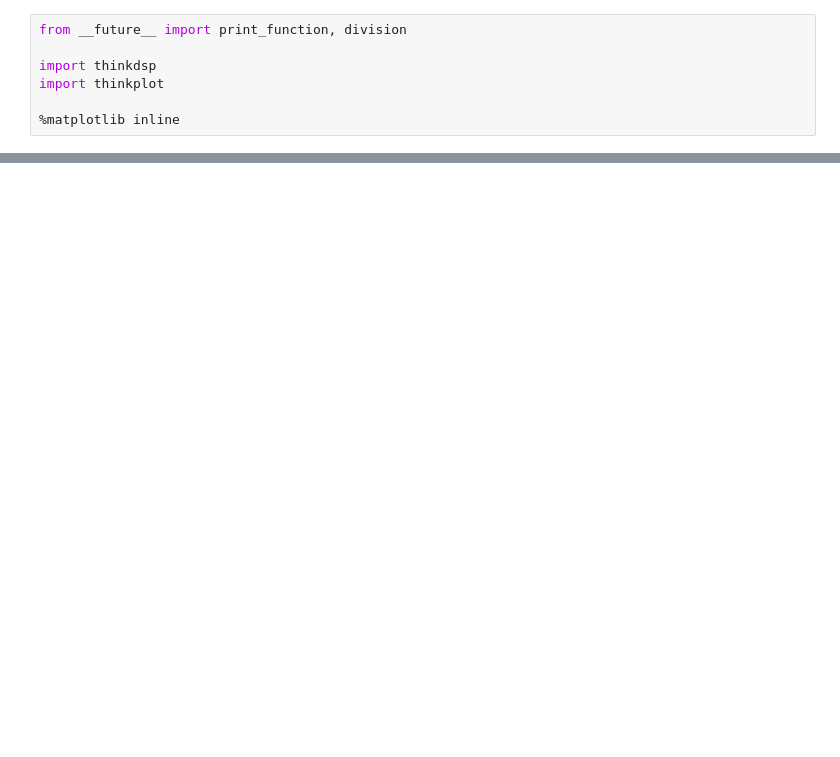
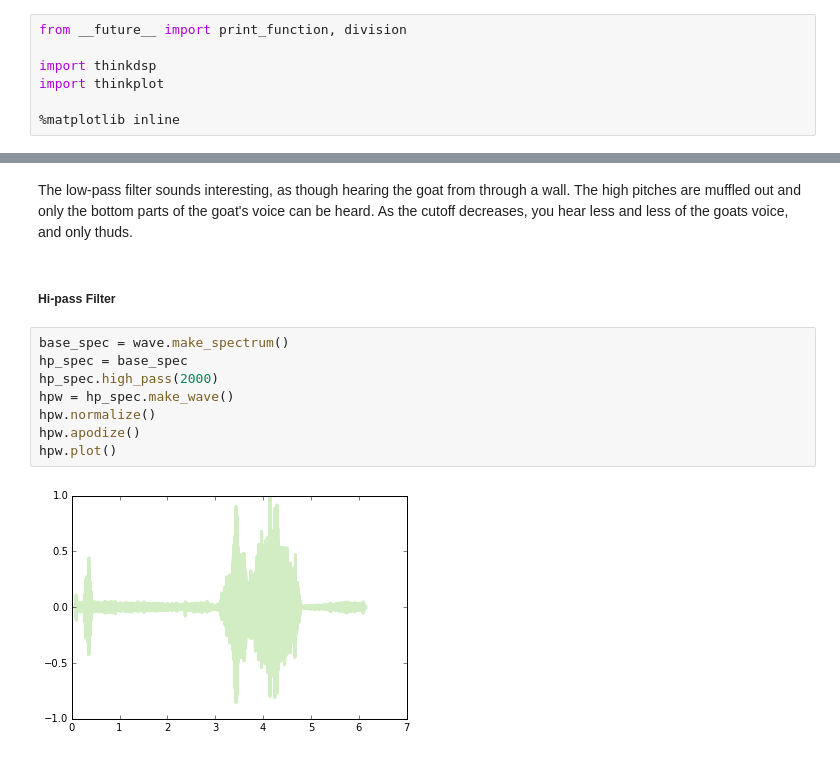
Before and after one commit to gubbatuba/ThinkDSP, a Jupyter notebook: code/ps01.ipynb, the cells around one changed output, grey strips where cells are left out. Cells and saved outputs as stored; diff of their text form; blank space fills up the shorter version.

```diff
--- a/code/ps01.ipynb
+++ b/code/ps01.ipynb
@@ -25,0 +58,14 @@ SyntaxError: invalid syntax (<ipython-input-3-0c6e2e9150fa>, line 1)
+# %% [markdown]
+The low-pass filter sounds interesting, as though hearing the goat from through a wall. The high pitches are muffled out and only the bottom parts of the goat's voice can be heard. As the cutoff decreases, you hear less and less of the goats voice, and only thuds.
+# %% [markdown]
+##### Hi-pass Filter
+# %%
+base_spec = wave.make_spectrum()
+hp_spec = base_spec
+hp_spec.high_pass(2000)
+hpw = hp_spec.make_wave()
+hpw.normalize()
+hpw.apodize()
+hpw.plot()
+# %% [output]
+[figure, added]
```
Also changed, not shown: parts of 45 cells of this notebook.
